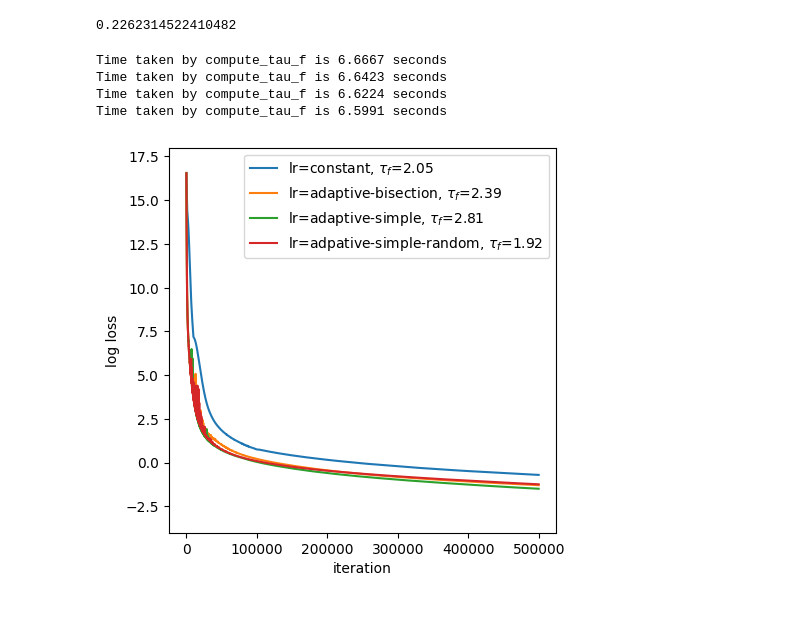
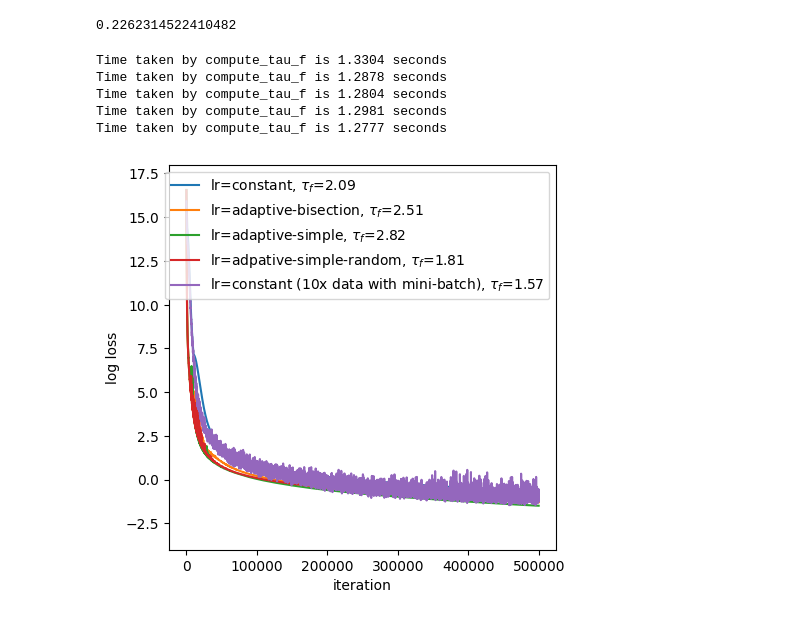
Before and after one commit to pinakm9/random-feature-map, a Jupyter notebook: notebooks/adaptive_learning_rate.ipynb, the cells around one changed output. Drawn from its saved outputs; the diff is of its cells as text; code cells hidden in the pictures.

Commit message:
git-folder + merge training sessions

```diff
--- a/notebooks/adaptive_learning_rate.ipynb
+++ b/notebooks/adaptive_learning_rate.ipynb
@@ -19,14 +19,14 @@ warnings.filterwarnings('ignore')
 # %%
 DTYPE = 'float32'
 L63_data_path = '../data/L63-trajectories'
-save_folder='../data/adaptive-rate'
+save_folder='../data/test'
 log_interval = 100
 milestones = [10*2**n for n in range(15)]
 learning_rate = 1e-3
 drop = 0.7
-steps = int(2e5)
+steps = int(1e3)
 save_interval = 100
-N = 2000
+N = 20000
 L0 = 0.4
 L1 = 3.5
 beta = 4e-5
@@ -35,8 +35,8 @@ train = np.load(f'{L63_data_path}/train.npy').astype(DTYPE)
 test = np.load(f'{L63_data_path}/test.npy')[:, :, :1000].astype(DTYPE)
 
 model = srnn.SurrogateModel_NN(3, 100, name='nn', save_folder=save_folder)
-# model.learn(train[:, :N], steps, 1e-3, batch_size='GD', log_interval=100, save_interval=1000,\
-#            max_delta=0.1, min_change=min_change, constant_rate=False, update_frequency=1000, mode='BS')
-# tau_f_rmse, tau_f_se, rmse, se = model.compute_tau_f(test[:100], error_threshold=0.05)
-# tau_f_1 = tau_f_se.mean()
-# tau_f_1
+model.learn(train[:, :N], steps, 1e-3, batch_size='GD', log_interval=100, save_interval=100, last_folder=save_folder,\
+           max_delta=0.1, min_change=min_change, constant_rate=False, update_frequency=1000, mode='BS')
+tau_f_rmse, tau_f_se, rmse, se = model.compute_tau_f(test[:100], error_threshold=0.05)
+tau_f_1 = tau_f_se.mean()
+tau_f_1
@@ -76,31 +89,33 @@ df['loss'].to_numpy()[-1]
 # %% [output]
 0.2262314522410482
 # %%
-save_folders = ['../data/nn_0', '../data/nn_adaptive_lr_bs', '../data/nn_adaptive_lr_s', '../data/nn_adaptive_lr_sr']
-labels = ['lr=constant', 'lr=adaptive-bisection', 'lr=adaptive-simple', 'lr=adpative-simple-random']
-names = ['nn_0', 'nn', 'nn', 'nn']
+save_folders = ['../data/nn_0', '../data/nn_adaptive_lr_bs', '../data/nn_adaptive_lr_s', '../data/nn_adaptive_lr_sr', '../data/nn_large_data']
+labels = ['lr=constant', 'lr=adaptive-bisection', 'lr=adaptive-simple', 'lr=adpative-simple-random', 'lr=constant (10x data with mini-batch)']
+names = ['nn_0', 'nn', 'nn', 'nn', 'nn']
+alpha = [1, 1, 1, 1, 10]
 
 fig = plt.figure(figsize=(5, 5))
 ax1 = fig.add_subplot(111)
 # ax2 = fig.add_subplot(122)
 i = 0
 for save_folder in save_folders:
     model = srnn.SurrogateModel_NN(3, 100, name=names[i], save_folder=save_folder)
     model.load(490000)
     model.net.float()
-    tau_f_rmse, tau_f_se, rmse, se = model.compute_tau_f(test[:500], error_threshold=0.05)
+    tau_f_rmse, tau_f_se, rmse, se = model.compute_tau_f(test[:100], error_threshold=0.05)
     df = pd.read_csv(f'{save_folder}/train_log.csv')
     df = df[df['iteration'] < 5e5]
-    ax1.plot(df['iteration'], np.log(df['loss']), label=labels[i] + fr', $\tau_f$={tau_f_se.mean():.2f}')
+    ax1.plot(df['iteration'], np.log(df['loss']*alpha[i]), label=labels[i] + fr', $\tau_f$={tau_f_se.mean():.2f}')
     ax1.set_xlabel('iteration')
     ax1.set_ylabel('log loss')
     i += 1
 ax1.set_ylim((-4, 18))
 ax1.legend()
 plt.savefig(f'../data/plots/loss_adaptive.png')
 # %% [output]
-Time taken by compute_tau_f is 6.6667 seconds
-Time taken by compute_tau_f is 6.6423 seconds
-Time taken by compute_tau_f is 6.6224 seconds
-Time taken by compute_tau_f is 6.5991 seconds
+Time taken by compute_tau_f is 1.3304 seconds
+Time taken by compute_tau_f is 1.2878 seconds
+Time taken by compute_tau_f is 1.2804 seconds
+Time taken by compute_tau_f is 1.2981 seconds
+Time taken by compute_tau_f is 1.2777 seconds
-[figure, old version]
+[figure, new version]
```
Also changed, not shown: parts of 1 cell of this notebook, 2 other files.
